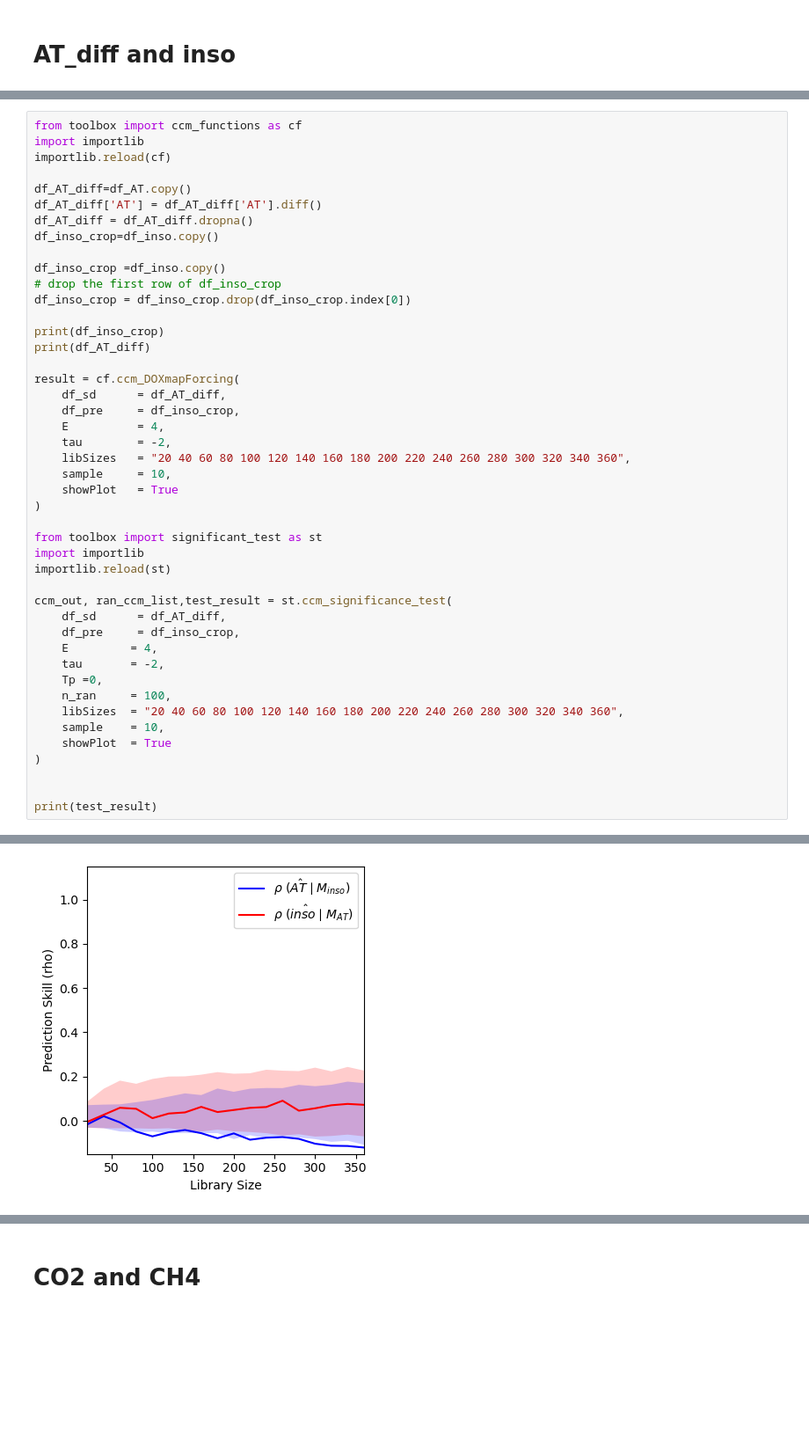
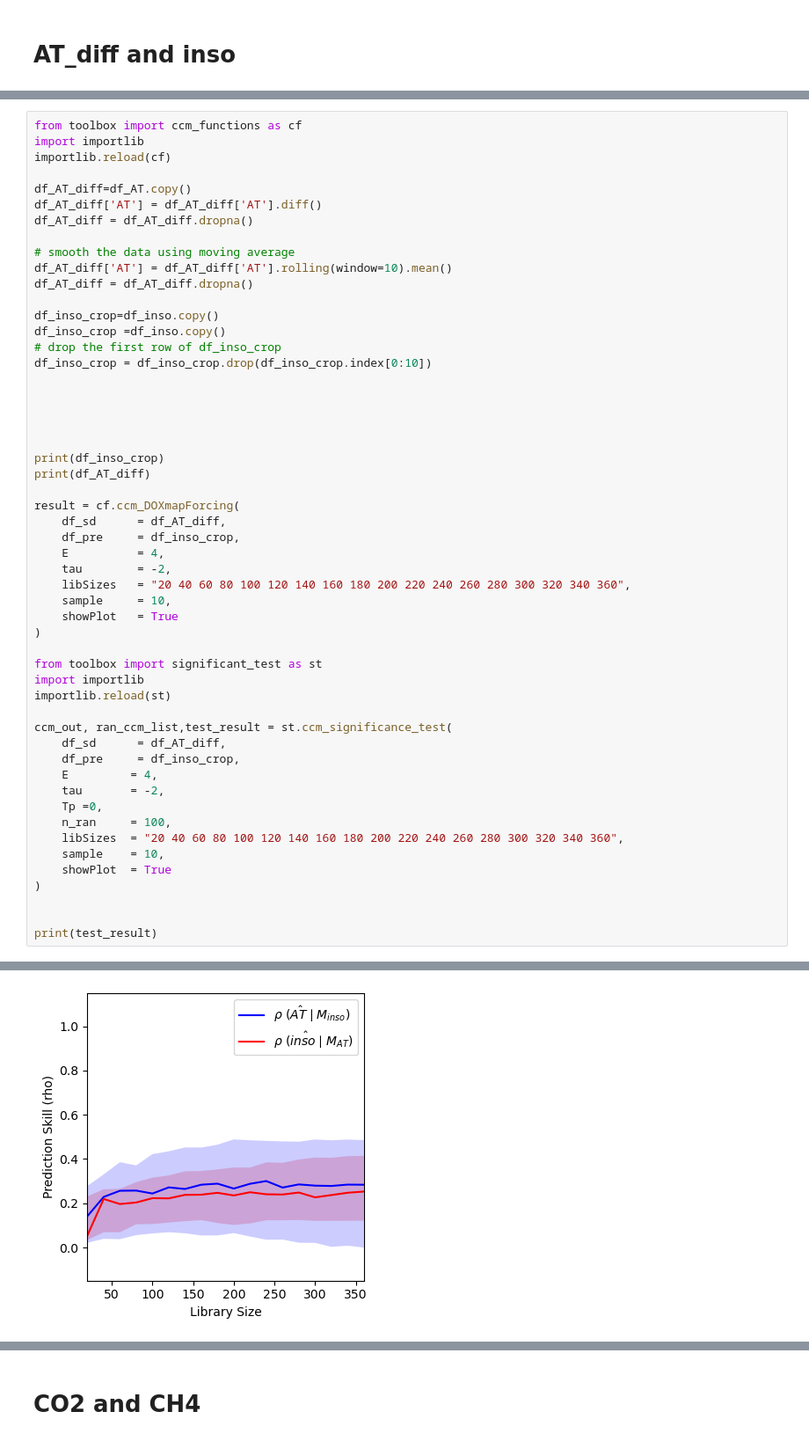
Before and after one commit to Peisong-Zheng/van2015_repeat, a Jupyter notebook: Vostok_data_CCM.ipynb, the cells around one changed output, grey strips where cells are left out. Shown at 88% size. Saved outputs shown, nothing was run; the diff lists cells and outputs as text; blank space fills up the shorter version.

```diff
--- a/Vostok_data_CCM.ipynb
+++ b/Vostok_data_CCM.ipynb
@@ -245,11 +600,19 @@ importlib.reload(cf)
 df_AT_diff=df_AT.copy()
 df_AT_diff['AT'] = df_AT_diff['AT'].diff()
 df_AT_diff = df_AT_diff.dropna()
+
+# smooth the data using moving average
+df_AT_diff['AT'] = df_AT_diff['AT'].rolling(window=10).mean()
+df_AT_diff = df_AT_diff.dropna()
+
 df_inso_crop=df_inso.copy()
-
 df_inso_crop =df_inso.copy()
 # drop the first row of df_inso_crop
-df_inso_crop = df_inso_crop.drop(df_inso_crop.index[0])
+df_inso_crop = df_inso_crop.drop(df_inso_crop.index[0:10])
+
+
+
+
 
 print(df_inso_crop)
 print(df_AT_diff)
@@ -306 +669 @@ print(test_result)
-[figure, old version]
+[figure, new version]
```
Also changed, not shown: parts of 11 cells of this notebook, 1 other file.
